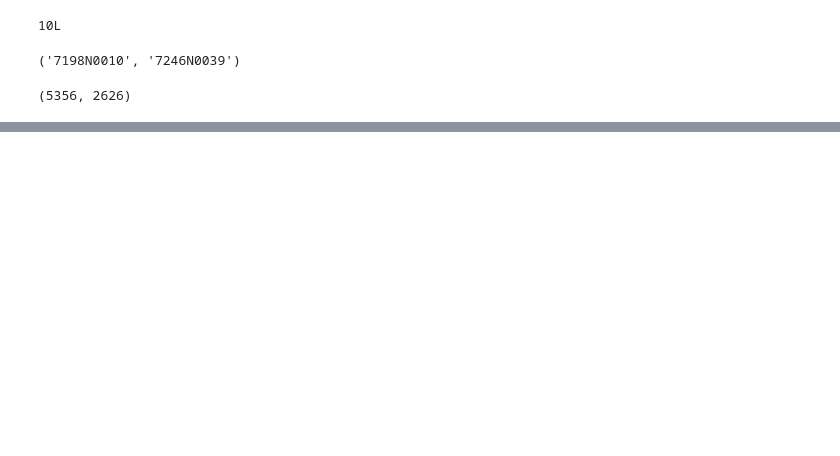
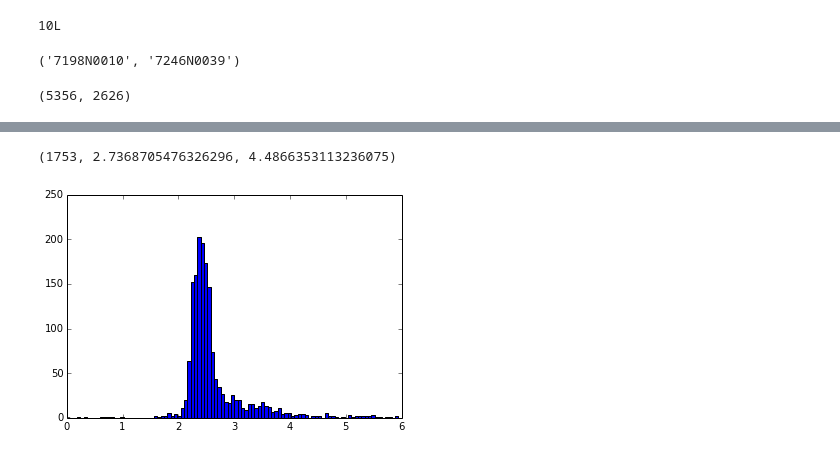
Before and after one commit to RapidLzj/201603, a Jupyter notebook: match_test.ipynb, the cells around one changed output, grey strips where cells are left out. Cells and saved outputs as stored; diff of their text form; code cells hidden in the pictures; blank space fills up the shorter version.

```diff
--- a/match_test.ipynb
+++ b/match_test.ipynb
@@ -92,0 +142,9 @@ plt.plot(ra_b[out_b], dec_b[out_b], 'g.')
+# %%
+mag_diff = mag_a[out_a] - mag_b[out_b]
+std = mag_diff.std()
+mea = mag_diff.mean()
+plt.hist(mag_diff, bins=100, range=(0,6))
+len(mag_diff), mea, std
+# %% [output]
+(1753, 2.7368705476326296, 4.4866353113236075)
+[figure, added]
```
Also changed, not shown: parts of 36 cells of this notebook, 2 other files.
